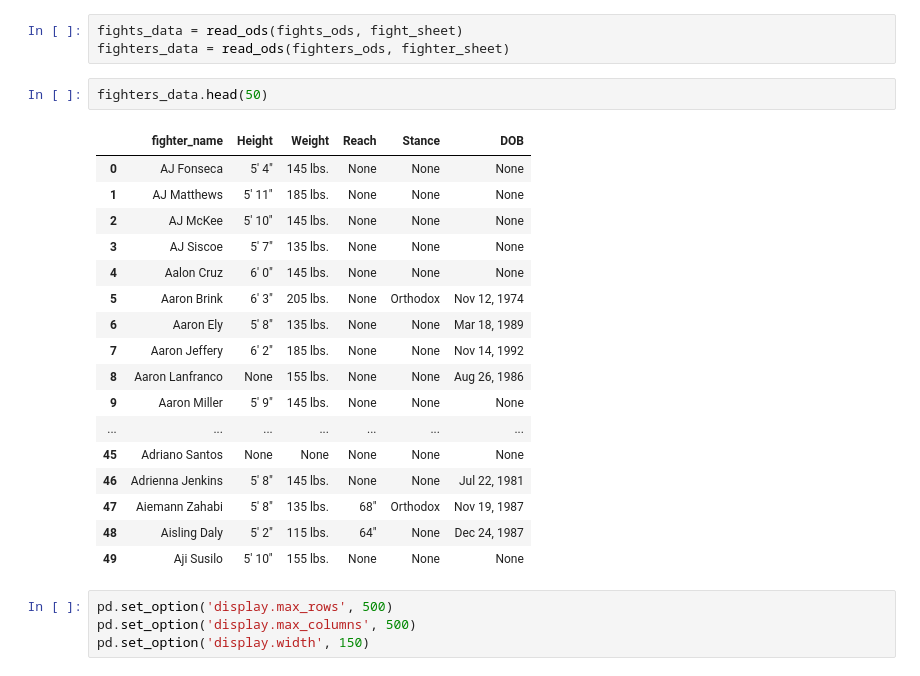
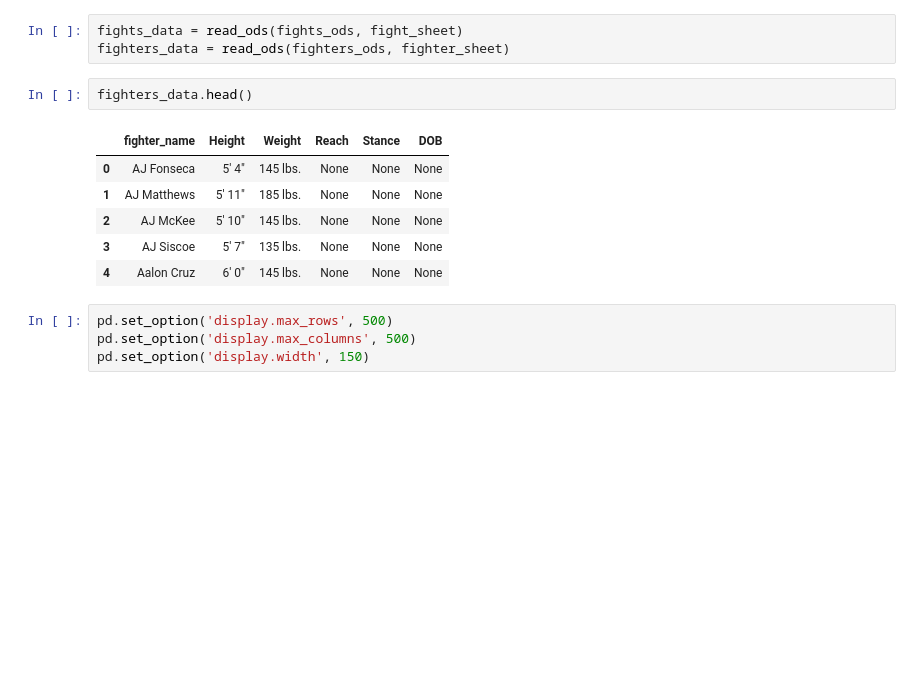
Before and after one commit to qphm/ufc-ml, a Jupyter notebook: model.ipynb, the cells around one changed output. Saved outputs shown, nothing was run; the diff lists cells and outputs as text; blank space fills up the shorter version.

```diff
--- a/model.ipynb
+++ b/model.ipynb
@@ -34,25 +34,14 @@ fights_ods = "UFC-DATA-DELETE-LATER/raw_total_fight_data.ods"
 fights_data = read_ods(fights_ods, fight_sheet)
 fighters_data = read_ods(fighters_ods, fighter_sheet)
 # %%
-fighters_data.head(50)
+fighters_data.head()
 # %% [output]
 |  | fighter_name | Height | Weight | Reach | Stance | DOB |
 | 0 | AJ Fonseca | 5' 4" | 145 lbs. | None | None | None |
 | 1 | AJ Matthews | 5' 11" | 185 lbs. | None | None | None |
 | 2 | AJ McKee | 5' 10" | 145 lbs. | None | None | None |
 | 3 | AJ Siscoe | 5' 7" | 135 lbs. | None | None | None |
 | 4 | Aalon Cruz | 6' 0" | 145 lbs. | None | None | None |
-| 5 | Aaron Brink | 6' 3" | 205 lbs. | None | Orthodox | Nov 12, 1974 |
-| 6 | Aaron Ely | 5' 8" | 135 lbs. | None | None | Mar 18, 1989 |
-| 7 | Aaron Jeffery | 6' 2" | 185 lbs. | None | None | Nov 14, 1992 |
-| 8 | Aaron Lanfranco | None | 155 lbs. | None | None | Aug 26, 1986 |
-| 9 | Aaron Miller | 5' 9" | 145 lbs. | None | None | None |
-| ... | ... | ... | ... | ... | ... | ... |
-| 45 | Adriano Santos | None | None | None | None | None |
-| 46 | Adrienna Jenkins | 5' 8" | 145 lbs. | None | None | Jul 22, 1981 |
-| 47 | Aiemann Zahabi | 5' 8" | 135 lbs. | 68" | Orthodox | Nov 19, 1987 |
-| 48 | Aisling Daly | 5' 2" | 115 lbs. | 64" | None | Dec 24, 1987 |
-| 49 | Aji Susilo | 5' 10" | 155 lbs. | None | None | None |
 # %%
 pd.set_option('display.max_rows', 500)
 pd.set_option('display.max_columns', 500)
```
Also changed, not shown: parts of 11 cells of this notebook.
